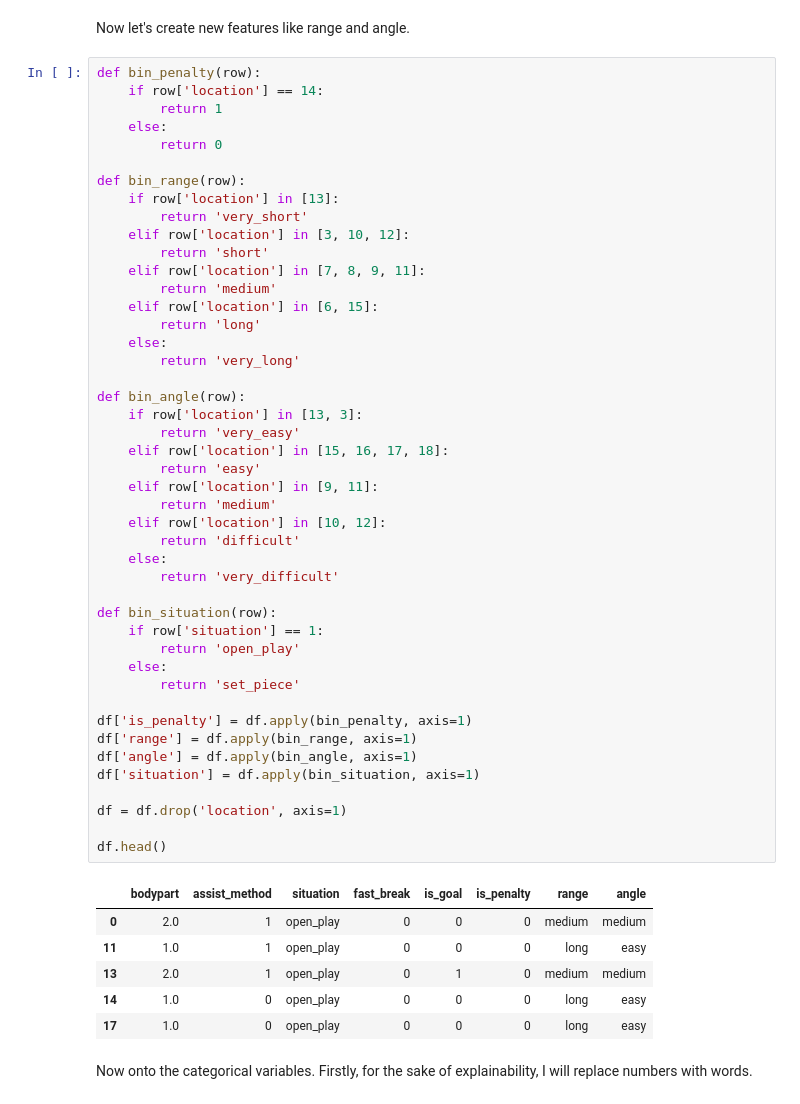
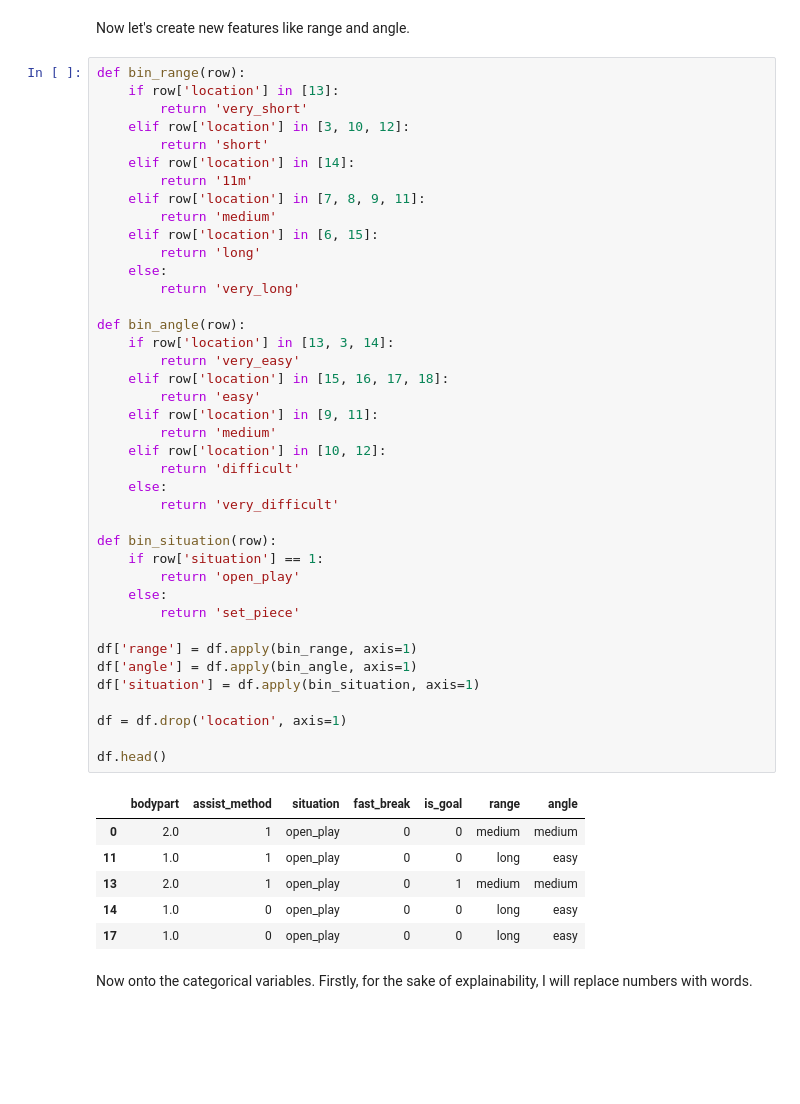
Before and after one commit to suchy1713/expected_goals, a Jupyter notebook: preprocessing.ipynb, the cells around one changed output. Saved outputs shown, nothing was run; the diff lists cells and outputs as text; blank space fills up the shorter version.

```diff
--- a/preprocessing.ipynb
+++ b/preprocessing.ipynb
@@ -45,57 +45,52 @@ print((df['location'] == 19).sum())
 # %% [markdown]
 Now let's create new features like range and angle.
 # %%
-def bin_penalty(row):
-    if row['location'] == 14:
-        return 1
-    else:
-        return 0
-
 def bin_range(row):
     if row['location'] in [13]:
         return 'very_short'
     elif row['location'] in [3, 10, 12]:
         return 'short'
+    elif row['location'] in [14]:
+        return '11m'
     elif row['location'] in [7, 8, 9, 11]:
         return 'medium'
     elif row['location'] in [6, 15]:
         return 'long'
     else:
         return 'very_long'
 
 def bin_angle(row):
-    if row['location'] in [13, 3]:
+    if row['location'] in [13, 3, 14]:
         return 'very_easy'
     elif row['location'] in [15, 16, 17, 18]:
         return 'easy'
     elif row['location'] in [9, 11]:
         return 'medium'
     elif row['location'] in [10, 12]:
         return 'difficult'
     else:
         return 'very_difficult'
 
 def bin_situation(row):
     if row['situation'] == 1:
         return 'open_play'
     else:
         return 'set_piece'
 
-df['is_penalty'] = df.apply(bin_penalty, axis=1)
 df['range'] = df.apply(bin_range, axis=1)
 df['angle'] = df.apply(bin_angle, axis=1)
 df['situation'] = df.apply(bin_situation, axis=1)
 
 df = df.drop('location', axis=1)
 
 df.head()
 # %% [output]
-|  | bodypart | assist_method | situation | fast_break | is_goal | is_penalty | range | angle |
-| 0 | 2.0 | 1 | open_play | 0 | 0 | 0 | medium | medium |
-| 11 | 1.0 | 1 | open_play | 0 | 0 | 0 | long | easy |
-| 13 | 2.0 | 1 | open_play | 0 | 1 | 0 | medium | medium |
-| 14 | 1.0 | 0 | open_play | 0 | 0 | 0 | long | easy |
-| 17 | 1.0 | 0 | open_play | 0 | 0 | 0 | long | easy |
+|  | bodypart | assist_method | situation | fast_break | is_goal | range | angle |
+| 0 | 2.0 | 1 | open_play | 0 | 0 | medium | medium |
+| 11 | 1.0 | 1 | open_play | 0 | 0 | long | easy |
+| 13 | 2.0 | 1 | open_play | 0 | 1 | medium | medium |
+| 14 | 1.0 | 0 | open_play | 0 | 0 | long | easy |
+| 17 | 1.0 | 0 | open_play | 0 | 0 | long | easy |
 # %% [markdown]
 Now onto the categorical variables. Firstly, for the sake of explainability, I will replace numbers with words.
 # %%
```
Also changed, not shown: parts of 3 cells of this notebook.
